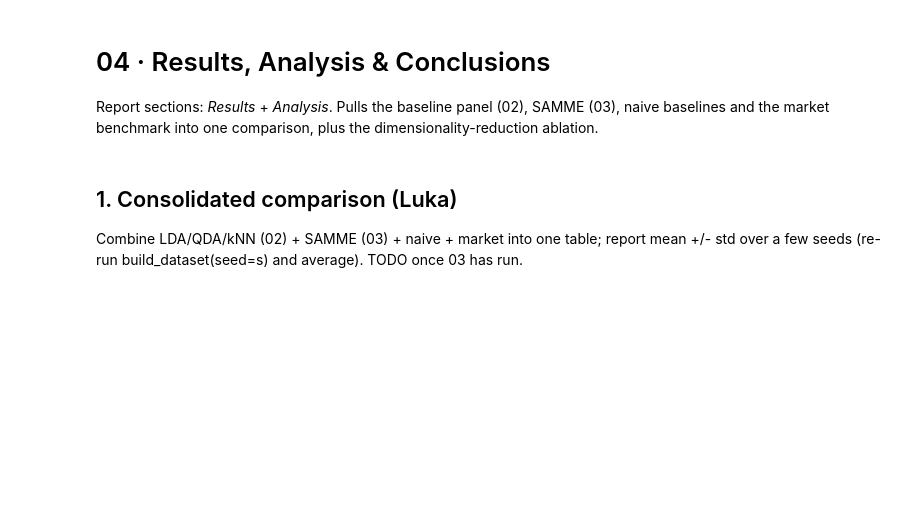
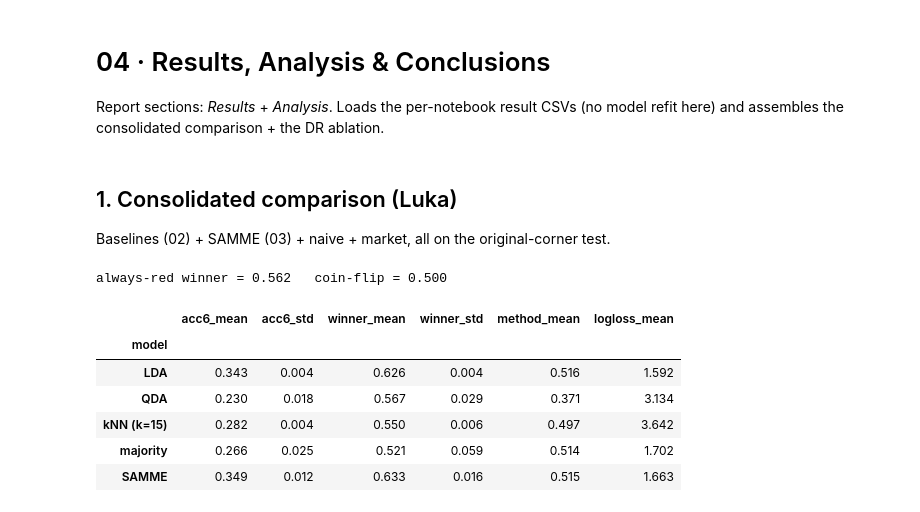
Before and after one commit to lcubrilo/PRML-Projekat, a Jupyter notebook: notebooks/04_results.ipynb, the cells around one changed output. Cells and saved outputs as stored; diff of their text form; code cells hidden in the pictures; blank space fills up the shorter version.

```diff
--- a/notebooks/04_results.ipynb
+++ b/notebooks/04_results.ipynb
@@ -1,6 +1,6 @@
 # %% [markdown]
 # 04 · Results, Analysis & Conclusions
-Report sections: *Results* + *Analysis*. Pulls the baseline panel (02), SAMME (03), naive baselines and the market benchmark into one comparison, plus the dimensionality-reduction ablation.
+Report sections: *Results* + *Analysis*. Loads the per-notebook result CSVs (no model refit here) and assembles the consolidated comparison + the DR ablation.
 # %%
 import sys, os; sys.path.insert(0, os.path.abspath('..'))
 import numpy as np, pandas as pd, matplotlib.pyplot as plt
@@ -9,3 +10,0 @@ from src.plotting import save_fig, plot_sweep
-# %% [markdown]
-## 1. Consolidated comparison (Luka)
-Combine LDA/QDA/kNN (02) + SAMME (03) + naive + market into one table; report mean +/- std over a few seeds (re-run build_dataset(seed=s) and average). TODO once 03 has run.
@@ -14,0 +11,21 @@ Combine LDA/QDA/kNN (02) + SAMME (03) + naive + market into one table; report me
+# %% [markdown]
+## 1. Consolidated comparison (Luka)
+Baselines (02) + SAMME (03) + naive + market, all on the original-corner test.
+# %%
+base = pd.read_csv('../report/results_baselines.csv', index_col='model')
+ext = pd.read_csv('../report/results_extension.csv', index_col='model')
+table = pd.concat([base, ext])
+# reference points (cheap, no model fit): always-red winner-rate + coin flip
+ds = build_dataset(seed=0)
+ar = (collapse_winner(ds.y_test.values) == 'Red').mean()
+print(f'always-red winner = {ar:.3f}   coin-flip = 0.500')
+table.round(3)
+# %% [output]
+always-red winner = 0.562   coin-flip = 0.500
+|  | acc6_mean | acc6_std | winner_mean | winner_std | method_mean | logloss_mean |
+| model |  |  |  |  |  |  |
+| LDA | 0.343 | 0.004 | 0.626 | 0.004 | 0.516 | 1.592 |
+| QDA | 0.230 | 0.018 | 0.567 | 0.029 | 0.371 | 3.134 |
+| kNN (k=15) | 0.282 | 0.004 | 0.550 | 0.006 | 0.497 | 3.642 |
+| majority | 0.266 | 0.025 | 0.521 | 0.059 | 0.514 | 1.702 |
+| SAMME | 0.349 | 0.012 | 0.633 | 0.016 | 0.515 | 1.663 |
```
Also changed, not shown: parts of 7 cells of this notebook, 14 other files.
